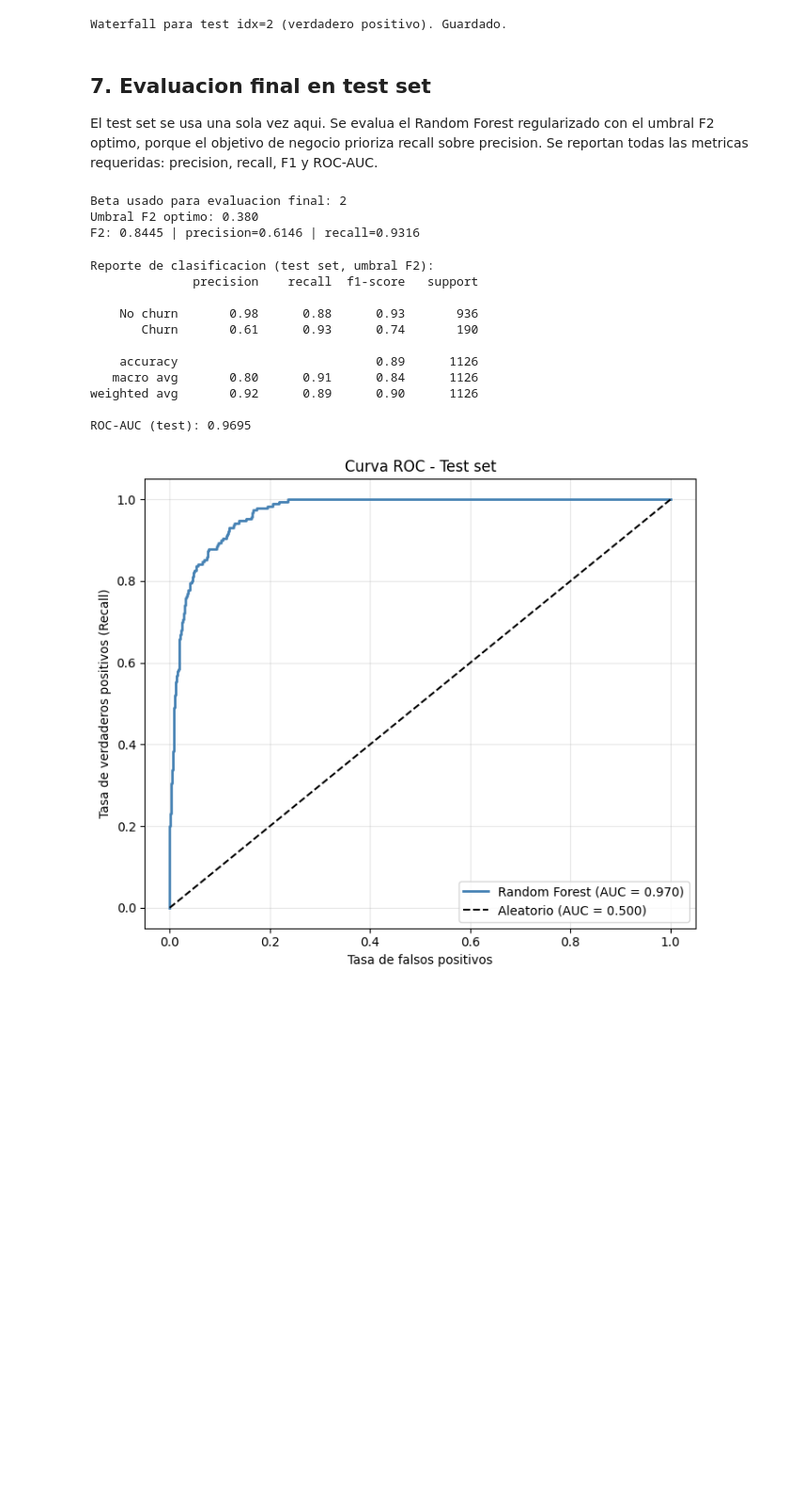
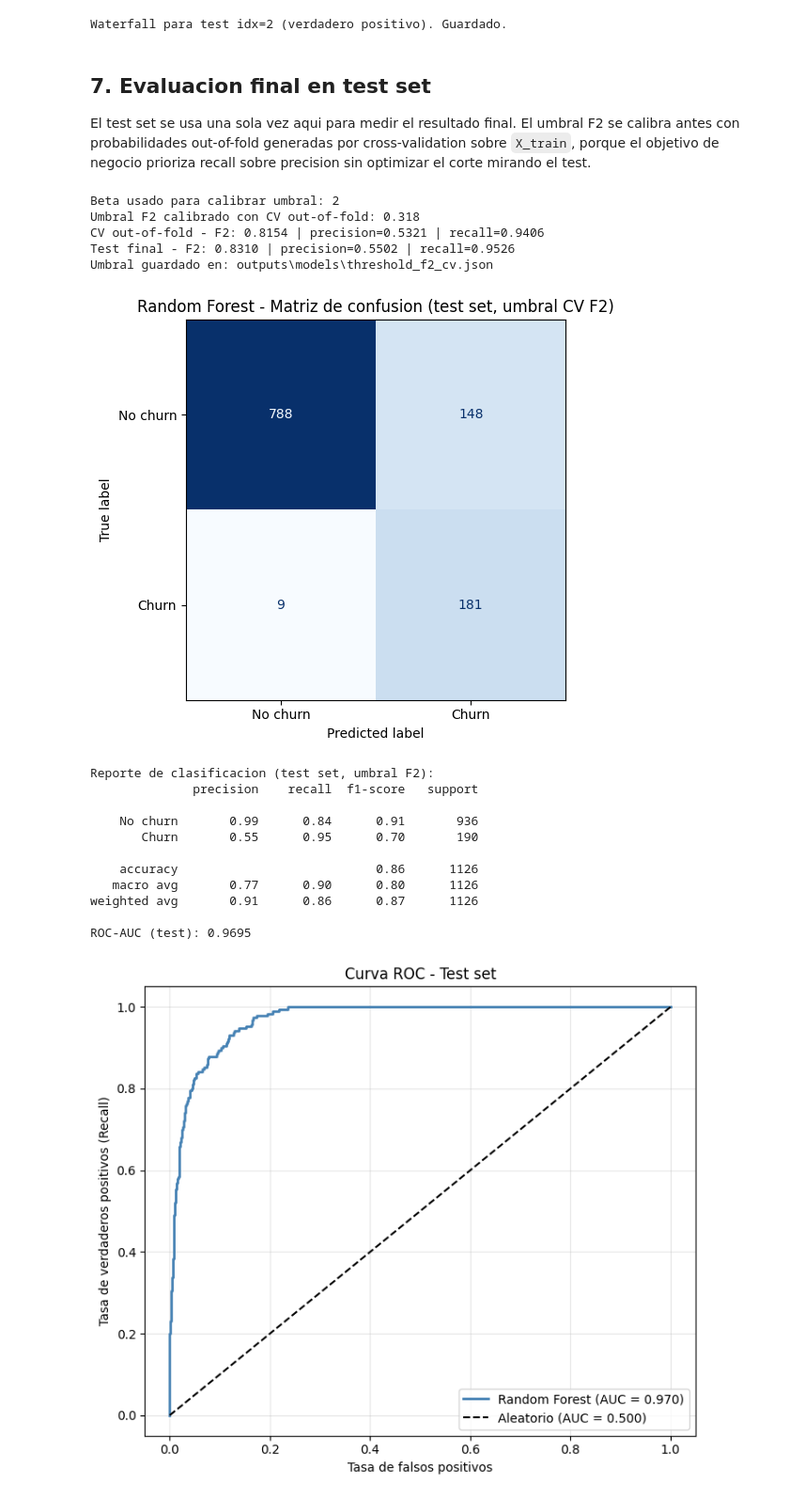
Before and after one commit to LBinello2004/TP3_Prediccion_Churn_IAAN_Grupo_04, a Jupyter notebook: notebooks/4. Modeler.ipynb, the cells around one changed output. Shown at 94% size. Cells and saved outputs as stored; diff of their text form; code cells hidden in the pictures; blank space fills up the shorter version.

Commit message:
Update cross-validation

```diff
--- a/notebooks/4. Modeler.ipynb
+++ b/notebooks/4. Modeler.ipynb
@@ -423,54 +426,94 @@ Waterfall para test idx=2 (verdadero positivo). Guardado.
 # %% [markdown]
 ## 7. Evaluacion final en test set
 
-El test set se usa una sola vez aqui. Se evalua el Random Forest regularizado con el umbral F2 optimo, porque el objetivo de negocio prioriza recall sobre precision. Se reportan todas las metricas requeridas: precision, recall, F1 y ROC-AUC.
+El test set se usa una sola vez aqui para medir el resultado final. El umbral F2 se calibra antes con probabilidades out-of-fold generadas por cross-validation sobre `X_train`, porque el objetivo de negocio prioriza recall sobre precision sin optimizar el corte mirando el test.
 # %%
 from sklearn.metrics import fbeta_score, precision_score, recall_score
 
-y_proba_final = best_rf.predict_proba(X_test)[:, 1]
+BETA = 2.0
 
-BETA = 2.0
-threshold_candidates = np.unique(np.r_[np.linspace(0, 1, 1001), y_proba_final])
+# Probabilidades out-of-fold: cada fila de train se predice con un modelo que no vio esa fila.
+y_proba_threshold_oof = cross_val_predict(
+    clone(best_rf),
+    X_train,
+    y_train,
+    cv=CV,
+    method="predict_proba",
+    n_jobs=-1,
+)[:, 1]
+
+threshold_candidates = np.unique(np.r_[np.linspace(0, 1, 1001), y_proba_threshold_oof])
 threshold_rows = []
 for threshold in threshold_candidates:
-    y_pred_threshold = (y_proba_final >= threshold).astype(int)
+    y_pred_threshold = (y_proba_threshold_oof >= threshold).astype(int)
     threshold_rows.append({
         "threshold": threshold,
-        "fbeta": fbeta_score(y_test, y_pred_threshold, beta=BETA, zero_division=0),
-        "precision": precision_score(y_test, y_pred_threshold, zero_division=0),
-        "recall": recall_score(y_test, y_pred_threshold, zero_division=0),
+        "fbeta": fbeta_score(y_train, y_pred_threshold, beta=BETA, zero_division=0),
+        "precision": precision_score(y_train, y_pred_threshold, zero_division=0),
+        "recall": recall_score(y_train, y_pred_threshold, zero_division=0),
     })
 
 threshold_df = pd.DataFrame(threshold_rows)
 best_threshold_row = threshold_df.sort_values(
     ["fbeta", "recall", "precision", "threshold"], ascending=False
 ).iloc[0]
 
 THRESHOLD_F2 = float(best_threshold_row["threshold"])
+cv_threshold_metrics = {
+    "beta": BETA,
+    "threshold": THRESHOLD_F2,
+    "fbeta_cv_oof": float(best_threshold_row["fbeta"]),
+    "precision_cv_oof": float(best_threshold_row["precision"]),
+    "recall_cv_oof": float(best_threshold_row["recall"]),
+    "cv_folds": CV.get_n_splits(),
+    "cv_size": int(len(y_train)),
+    "cv_churners": int(y_train.sum()),
+}
+
+threshold_config_path = MODELS_OUTPUT_DIR / "threshold_f2_cv.json"
+with open(threshold_config_path, "w", encoding="utf-8") as f:
+    json.dump(cv_threshold_metrics, f, indent=2)
+
+y_proba_final = best_rf.predict_proba(X_test)[:, 1]
 y_pred_final = (y_proba_final >= THRESHOLD_F2).astype(int)
 
-print(f"Beta usado para evaluacion final: {BETA:g}")
-print(f"Umbral F{BETA:g} optimo: {THRESHOLD_F2:.3f}")
-print(f"F{BETA:g}: {best_threshold_row['fbeta']:.4f} | precision={best_threshold_row['precision']:.4f} | recall={best_threshold_row['recall']:.4f}")
+test_precision = precision_score(y_test, y_pred_final, zero_division=0)
+test_recall = recall_score(y_test, y_pred_final, zero_division=0)
+test_fbeta = fbeta_score(y_test, y_pred_final, beta=BETA, zero_division=0)
+
+print(f"Beta usado para calibrar umbral: {BETA:g}")
+print(f"Umbral F{BETA:g} calibrado con CV out-of-fold: {THRESHOLD_F2:.3f}")
+print(
+    f"CV out-of-fold - F{BETA:g}: {best_threshold_row['fbeta']:.4f} | "
+    f"precision={best_threshold_row['precision']:.4f} | recall={best_threshold_row['recall']:.4f}"
+)
+print(
+    f"Test final - F{BETA:g}: {test_fbeta:.4f} | "
+    f"precision={test_precision:.4f} | recall={test_recall:.4f}"
+)
+print(f"Umbral guardado en: {threshold_config_path.relative_to(PROJECT_ROOT)}")
 
 # Matriz de confusion
 fig, ax = plt.subplots(figsize=(6, 5))
 ConfusionMatrixDisplay.from_predictions(
     y_test,
     y_pred_final,
     ax=ax,
     display_labels=["No churn", "Churn"],
     colorbar=False,
     cmap="Blues",
 )
-plt.title(f"Random Forest - Matriz de confusion (test set, umbral F{BETA:g})")
+plt.title(f"Random Forest - Matriz de confusion (test set, umbral CV F{BETA:g})")
 plt.tight_layout()
 plt.savefig(MODELS_OUTPUT_DIR / "confusion_matrix.png", dpi=150, bbox_inches="tight")
 plt.show()
 # %% [output]
-Beta usado para evaluacion final: 2
-Umbral F2 optimo: 0.380
-F2: 0.8445 | precision=0.6146 | recall=0.9316
+Beta usado para calibrar umbral: 2
+Umbral F2 calibrado con CV out-of-fold: 0.318
+CV out-of-fold - F2: 0.8154 | precision=0.5321 | recall=0.9406
+Test final - F2: 0.8310 | precision=0.5502 | recall=0.9526
+Umbral guardado en: outputs\models\threshold_f2_cv.json
+[figure, added]
 # %%
 # Metricas por clase con umbral F2
 print("Reporte de clasificacion (test set, umbral F2):")
@@ -482,12 +525,12 @@ print(f"ROC-AUC (test): {roc_auc:.4f}")
 Reporte de clasificacion (test set, umbral F2):
               precision    recall  f1-score   support
 
-    No churn       0.98      0.88      0.93       936
-       Churn       0.61      0.93      0.74       190
+    No churn       0.99      0.84      0.91       936
+       Churn       0.55      0.95      0.70       190
 
-    accuracy                           0.89      1126
-   macro avg       0.80      0.91      0.84      1126
-weighted avg       0.92      0.89      0.90      1126
+    accuracy                           0.86      1126
+   macro avg       0.77      0.90      0.80      1126
+weighted avg       0.91      0.86      0.87      1126
 
 ROC-AUC (test): 0.9695
 # %%
```
Also changed, not shown: parts of 4 cells of this notebook, 18 other files.
